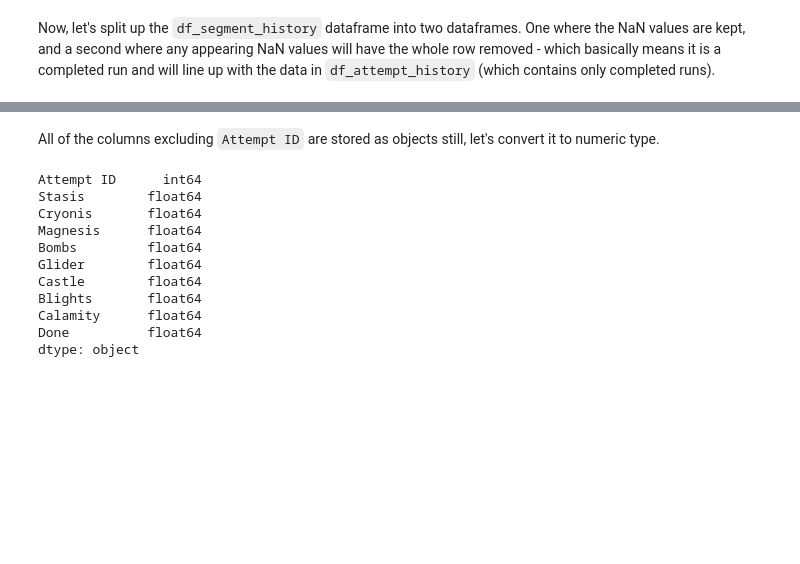
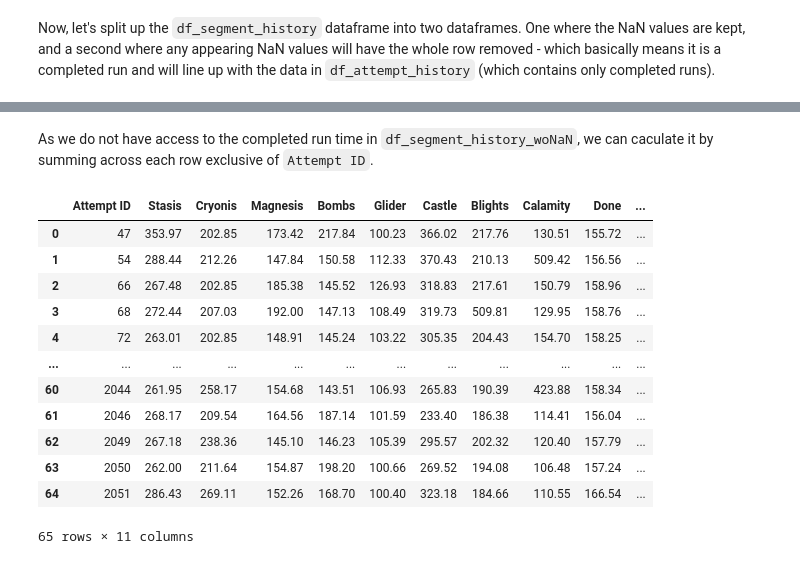
Before and after one commit to SlyZorua/botw-livesplit-attempt-analysis, a Jupyter notebook: data-science.ipynb, the cells around one changed output, grey strips where cells are left out. Drawn from its saved outputs; the diff is of its cells as text; code cells hidden in the pictures; blank space fills up the shorter version.

```diff
--- a/data-science.ipynb
+++ b/data-science.ipynb
@@ -247,20 +267,22 @@ df_segment_history_woNaN
 65 rows × 10 columns
-# %% [markdown]
-All of the columns excluding `Attempt ID` are stored as objects still, let's convert it to numeric type.
-# %%
-# Convert to numeric
-convert_obj_to_numeric(["Stasis", "Cryonis", "Magnesis", "Bombs", "Glider", "Castle", "Blights", "Calamity", "Done"], df_segment_history_woNaN)
-
-df_segment_history_woNaN.dtypes
-# %% [output]
-Attempt ID      int64
-Stasis        float64
-Cryonis       float64
-Magnesis      float64
-Bombs         float64
-Glider        float64
-Castle        float64
-Blights       float64
-Calamity      float64
-Done          float64
-dtype: object
+# %% [markdown]
+As we do not have access to the completed run time in `df_segment_history_woNaN`, we can caculate it by summing across each row exclusive of `Attempt ID`.
+# %%
+# Calculate completed run time
+df_segment_history_woNaN["End Time"] = df_segment_history_woNaN.drop(columns=["Attempt ID"]).sum(axis=1)
+
+df_segment_history_woNaN
+# %% [output]
+|  | Attempt ID | Stasis | Cryonis | Magnesis | Bombs | Glider | Castle | Blights | Calamity | Done | ... |
+| 0 | 47 | 353.97 | 202.85 | 173.42 | 217.84 | 100.23 | 366.02 | 217.76 | 130.51 | 155.72 | ... |
+| 1 | 54 | 288.44 | 212.26 | 147.84 | 150.58 | 112.33 | 370.43 | 210.13 | 509.42 | 156.56 | ... |
+| 2 | 66 | 267.48 | 202.85 | 185.38 | 145.52 | 126.93 | 318.83 | 217.61 | 150.79 | 158.96 | ... |
+| 3 | 68 | 272.44 | 207.03 | 192.00 | 147.13 | 108.49 | 319.73 | 509.81 | 129.95 | 158.76 | ... |
+| 4 | 72 | 263.01 | 202.85 | 148.91 | 145.24 | 103.22 | 305.35 | 204.43 | 154.70 | 158.25 | ... |
+| ... | ... | ... | ... | ... | ... | ... | ... | ... | ... | ... | ... |
+| 60 | 2044 | 261.95 | 258.17 | 154.68 | 143.51 | 106.93 | 265.83 | 190.39 | 423.88 | 158.34 | ... |
+| 61 | 2046 | 268.17 | 209.54 | 164.56 | 187.14 | 101.59 | 233.40 | 186.38 | 114.41 | 156.04 | ... |
+| 62 | 2049 | 267.18 | 238.36 | 145.10 | 146.23 | 105.39 | 295.57 | 202.32 | 120.40 | 157.79 | ... |
+| 63 | 2050 | 262.00 | 211.64 | 154.87 | 198.20 | 100.66 | 269.52 | 194.08 | 106.48 | 157.24 | ... |
+| 64 | 2051 | 286.43 | 269.11 | 152.26 | 168.70 | 100.40 | 323.18 | 184.66 | 110.55 | 166.54 | ... |
+65 rows × 11 columns
```
Also changed, not shown: parts of 5 cells of this notebook.
